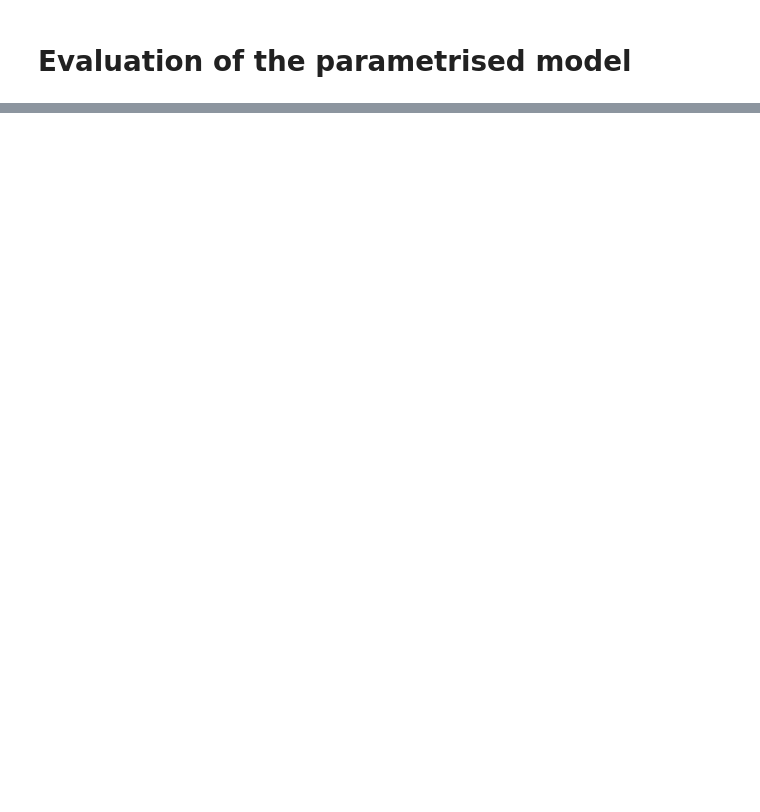
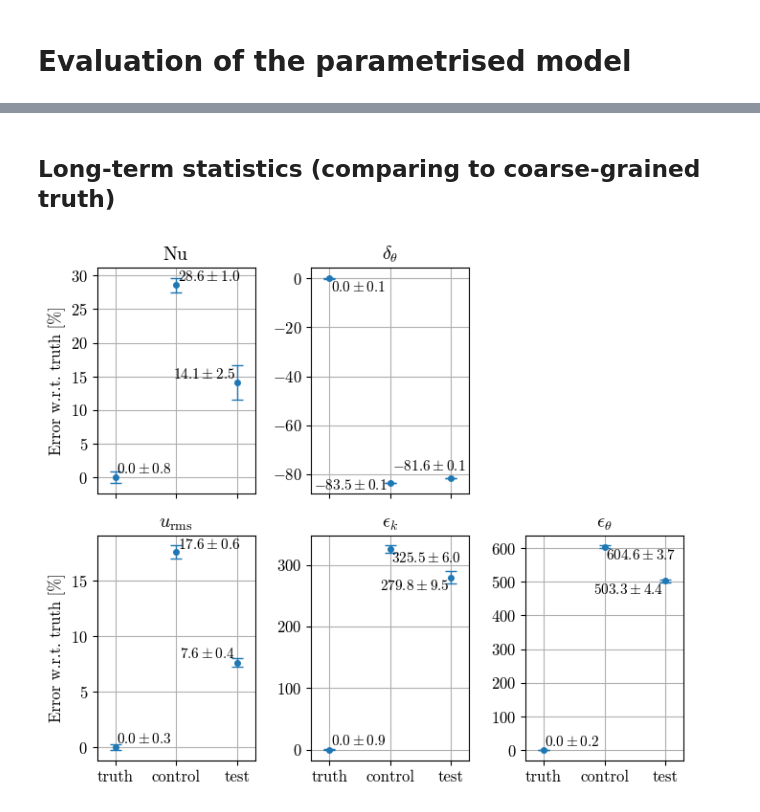
Before and after one commit to tschanzer/honours-project, a Jupyter notebook: final_notebooks/evaluation.ipynb, the cells around one changed output, grey strips where cells are left out. Drawn from its saved outputs; the diff is of its cells as text; code cells hidden in the pictures; blank space fills up the shorter version.

```diff
--- a/final_notebooks/evaluation.ipynb
+++ b/final_notebooks/evaluation.ipynb
@@ -30,0 +28,5 @@ AVG_TIME = 150.
+# %% [markdown]
+## Long-term statistics (comparing to coarse-grained truth)
+# %%
+COARSE_SPIN_UP_TIME = 800.
+AVG_TIME = 150.
@@ -30,0 +66,46 @@ AVG_TIME = 150.
+# %%
+metrics = {
+    r'$\mathrm{Nu}$': nusselt,
+    r'$\delta_\theta$': thermal_bl,
+    r'$u_\mathrm{rms}$': rms_speed,
+    r'$\epsilon_k$': eps_k,
+    r'$\epsilon_\theta$': eps_T,
+}
+# %%
+fig, axes = plt.subplots(2, 3, sharex=True, figsize=(7, 6))
+
+plot_axes = [*axes[0,:-1].ravel(), *axes[1,:].ravel()]
+for ax, (name, var) in zip(plot_axes, metrics.items()):
+    mean_truth, delta_truth = stats.mean_and_uncertainty(
+        var['truth'], 't', AVG_TIME,
+    )
+    means = []
+    deltas = []
+    texts = []
+    for i, run in enumerate(var.keys()):
+        mean, delta = stats.mean_and_uncertainty(var[run], 't', AVG_TIME)
+        means.append((mean/mean_truth - 1)*100)
+        deltas.append(delta/mean_truth*100)
+        text = f'${means[i]:.1f} \\pm {deltas[i]:.1f}$'
+        texts.append(ax.text(i, means[i], text, fontsize=11, va='bottom'))
+
+    ax.errorbar(
+        list(var.keys()), means, yerr=deltas,
+        capsize=4, elinewidth=1, marker='.', linestyle='',
+        capthick=1, markersize=8,
+    )
+    ax.set_title(name)
+    ax.set_xlim(-0.3, 2.3)
+    ax.grid()
+    adjust_text(texts, ax=ax)
+
+fig.delaxes(axes[0,-1])
+# for ax in axes[-1,:]: ax.set_xlabel('Simulation')
+
+for ax in axes[:,0]: ax.set_ylabel(
+    f'Error w.r.t. truth [%]')
+
+fig.tight_layout()
+fig.savefig(fig_path + 'stats.pdf')
+# %% [output]
+[figure, added]
```
Also changed, not shown: parts of 12 cells of this notebook.
